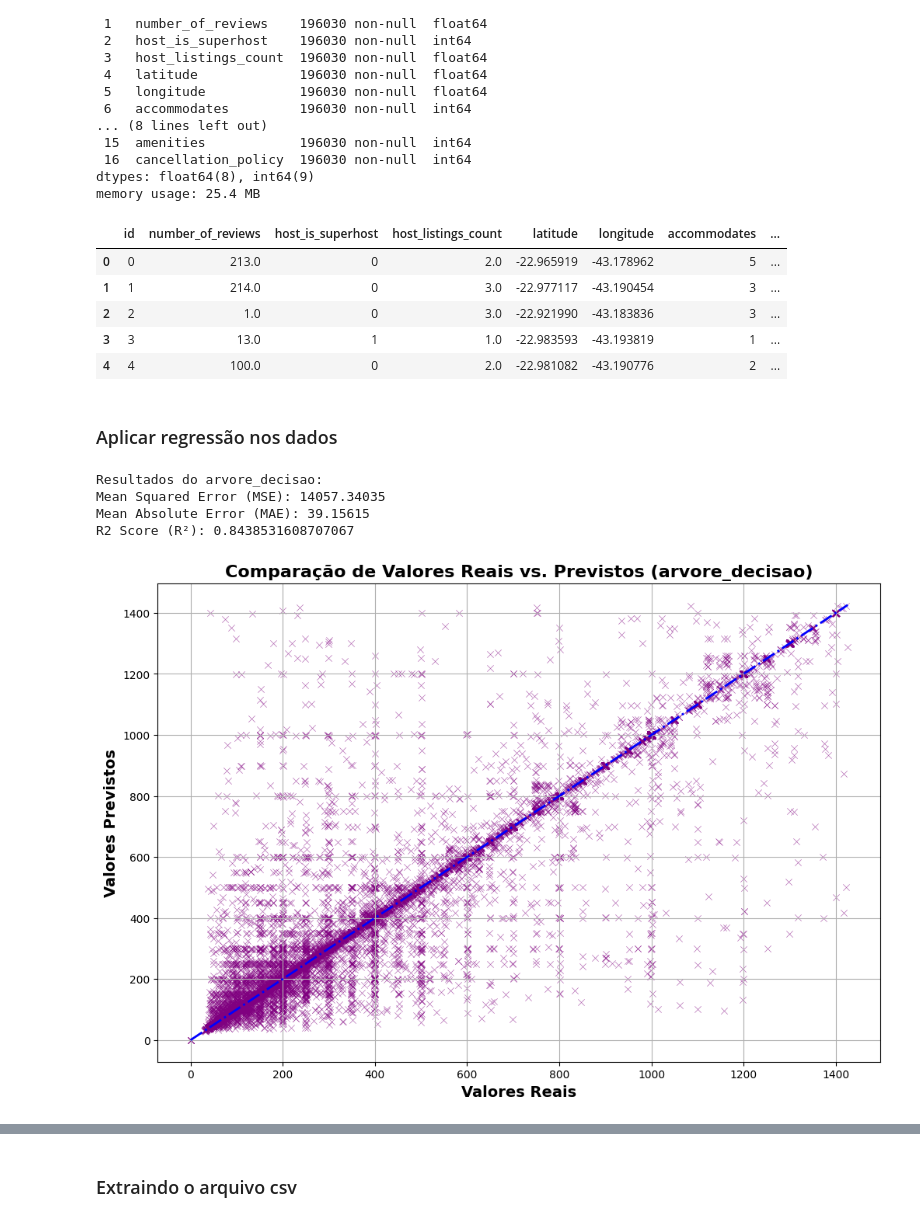
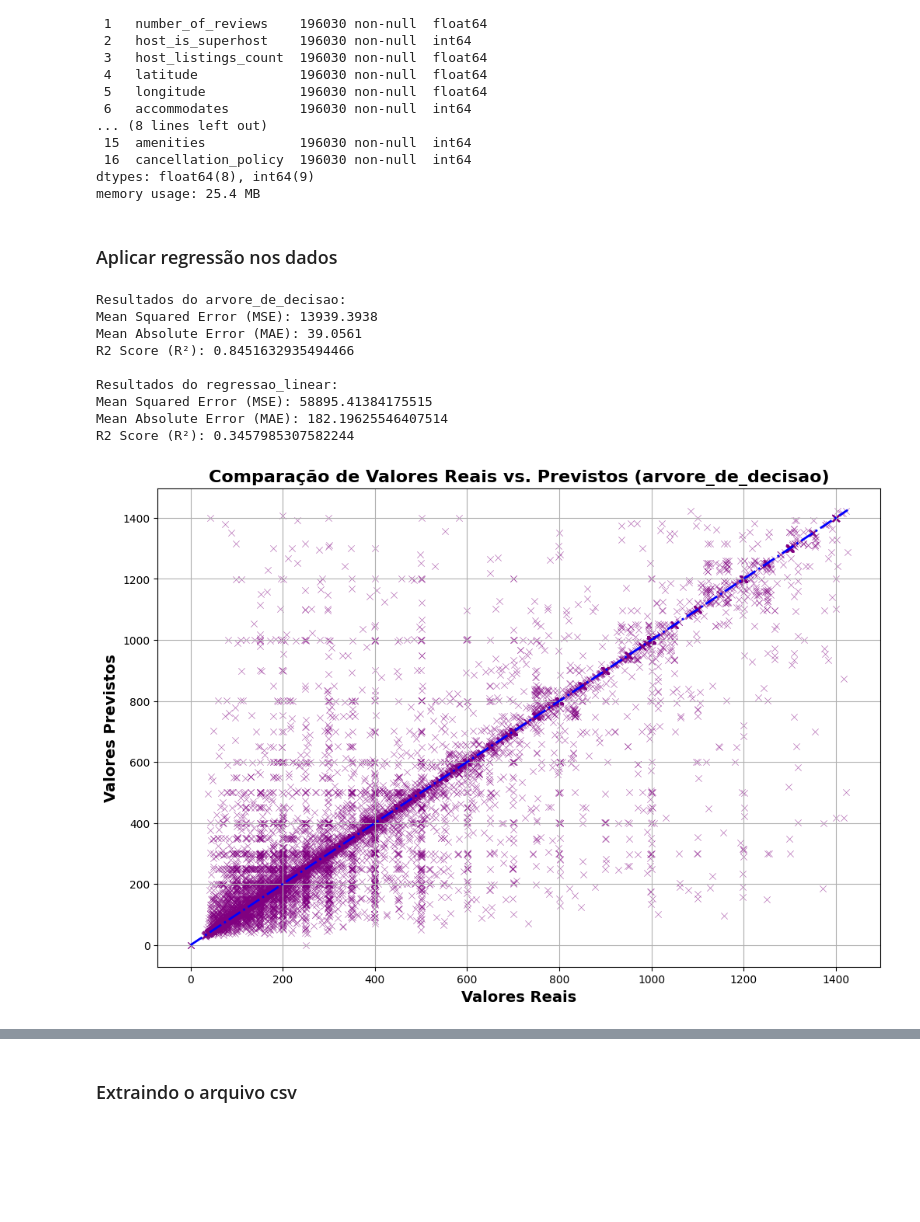
Before and after one commit to caefleury/trainee-cis-ieee, a Jupyter notebook: desafio_01/index.ipynb, the cells around one changed output, grey strips where cells are left out. Saved outputs shown, nothing was run; the diff lists cells and outputs as text; code cells hidden in the pictures; blank space fills up the shorter version.

Commit message:
feat(desafio01): Refactor graphs

```diff
--- a/desafio_01/index.ipynb
+++ b/desafio_01/index.ipynb
@@ -201,7 +201,7 @@ for column in train.columns:
     if column in numeric_data and train[column].dtype == 'object':
         train[column] = train[column].str.replace('[\$,]', '', regex=True)
         train[column] = pd.to_numeric(train[column], errors='coerce')
-        # train[column] = train[column].astype(np.float64, copy=False)
+        train[column] = train[column].astype(np.float64, copy=False)
 
 # Dataframe de teste
 test_numeric_data = ['minimum_nights', 'extra_people', 'host_listings_count', 'accommodates','extra_people']
@@ -210,7 +210,6 @@ for column in test.columns:
     if column in test_numeric_data and test[column].dtype == 'object':
         test[column] = test[column].str.replace('[\$,]', '', regex=True)
         test[column] = pd.to_numeric(test[column], errors='coerce')
-        test[column] = pd.to_numeric(test[column], errors='coerce')
 
 
 
@@ -375,7 +376,9 @@ train['amenities'].nunique()
 # %%
+import re
+
 def normalize_amenities(amenities):
     # Remover caracteres especiais e converter para minúsculas
-    amenities = amenities.replace('{', '').replace('}', '').replace('"', '').lower()
+    amenities = re.sub(r'[{}"]', '', amenities).lower()
     # Remover espaços em branco extras
     amenities = amenities.strip()
     return amenities
@@ -414,7 +417,6 @@ price_affecting_columns = [
     "price"
 ]
 
-
 train_price = train[price_affecting_columns]
 test_price = test[price_affecting_columns[:-1]]
 # %% [markdown]
@@ -522,15 +520,6 @@ Data columns (total 17 columns):
  16  cancellation_policy  196030 non-null  int64
 dtypes: float64(8), int64(9)
 memory usage: 25.4 MB
-# %%
-test_price.head()
-# %% [output]
-|  | id | number_of_reviews | host_is_superhost | host_listings_count | latitude | longitude | accommodates | ... |
-| 0 | 0 | 213.0 | 0 | 2.0 | -22.965919 | -43.178962 | 5 | ... |
-| 1 | 1 | 214.0 | 0 | 3.0 | -22.977117 | -43.190454 | 3 | ... |
-| 2 | 2 | 1.0 | 0 | 3.0 | -22.921990 | -43.183836 | 3 | ... |
-| 3 | 3 | 13.0 | 1 | 1.0 | -22.983593 | -43.193819 | 1 | ... |
-| 4 | 4 | 100.0 | 0 | 2.0 | -22.981082 | -43.190776 | 2 | ... |
 # %% [markdown]
 ### Aplicar regressão nos dados
 # %%
@@ -558,10 +545,31 @@ x_val_scaled = scaler.transform(x_val)
 x_test_scaled = scaler.transform(test_price)
 
 models = {
-    'arvore_decisao': DecisionTreeRegressor(),
+    'arvore_de_decisao': DecisionTreeRegressor(),
+    'regressao_linear': LinearRegression(),
 }
 
 def train_and_evaluate(models, x_train, x_val, y_train, y_val):
+    """
+    Treina e avalia múltiplos modelos de machine learning.
+
+    Para cada modelo no dicionário fornecido, a função treina o modelo usando os dados de treinamento,
+    faz previsões nos dados de validação e calcula três métricas de avaliação: Mean Squared Error (MSE),
+    Mean Absolute Error (MAE) e R² Score (R2).
+
+    Parâmetros:
+    models (dict): Um dicionário onde as chaves são nomes de modelos (str) e os valores são instâncias de modelos.
+    x_train (array-like): Dados de entrada para treinamento.
+    x_val (array-like): Dados de entrada para validação.
+    y_train (array-like): Dados de saída (target) para treinamento.
+    y_val (array-like): Dados de saída (target) para validação.
+
+    Retorna:
+    dict: Um dicionário onde as chaves são nomes de modelos (str) e os valores são dicionários contendo as métricas de avaliação:
+          - 'MSE': Mean Squared Error
+          - 'MAE': Mean Absolute Error
+          - 'R2': R² Score
+    """
     results = {}
     for name, model in models.items():
         model.fit(x_train, y_train)
@@ -578,35 +586,40 @@ def train_and_evaluate(models, x_train, x_val, y_train, y_val):
 
 
 results = train_and_evaluate(models, x_train_scaled, x_val_scaled, y_train, y_val)
 
 
 test_predictions = {}
 for name, model in models.items():
     test_predictions[name] = model.predict(x_test_scaled)
 
 for model_name, metrics in results.items():
     print(f"Resultados do {model_name}:")
     print(f"Mean Squared Error (MSE): {metrics['MSE']}")
     print(f"Mean Absolute Error (MAE): {metrics['MAE']}")
     print(f"R2 Score (R²): {metrics['R2']}")
     print()
 
 def plot_comparison(y_true, y_pred, model_name):
     plt.figure(figsize=(12, 8))  # Adjusted figure size
     sns.scatterplot(x=y_true, y=y_pred, alpha=0.6, marker='x', color='purple')  # Changed marker and color
     plt.plot([y_true.min(), y_true.max()], [y_true.min(), y_true.max()], 'b-.', lw=2)  # Changed line color and style
     plt.xlabel('Valores Reais', fontsize=14, fontweight='bold')  # Customized label
     plt.ylabel('Valores Previstos', fontsize=14, fontweight='bold')  # Customized label
     plt.title(f'Comparação de Valores Reais vs. Previstos ({model_name})', fontsize=16, fontweight='bold')  # Customized title
     plt.grid(True)  # Added grid
     plt.show()
 
 for model_name, model in models.items():
     y_pred_val = model.predict(x_val_scaled)
     plot_comparison(y_val, y_pred_val, model_name)
 # %% [output]
-Resultados do arvore_decisao:
-Mean Squared Error (MSE): 14057.34035
-Mean Absolute Error (MAE): 39.15615
-R2 Score (R²): 0.8438531608707067
+Resultados do arvore_de_decisao:
+Mean Squared Error (MSE): 13939.3938
+Mean Absolute Error (MAE): 39.0561
+R2 Score (R²): 0.8451632935494466
+
+Resultados do regressao_linear:
+Mean Squared Error (MSE): 58895.41384175515
+Mean Absolute Error (MAE): 182.19625546407514
+R2 Score (R²): 0.3457985307582244
-[figure, old version]
+[figure, new version]
```
Also changed, not shown: parts of 6 cells of this notebook.
